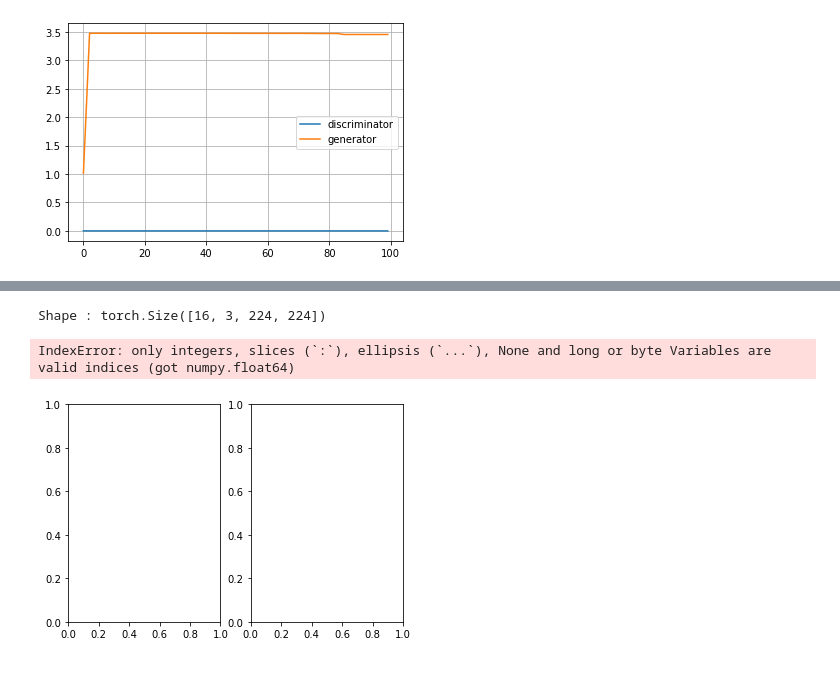
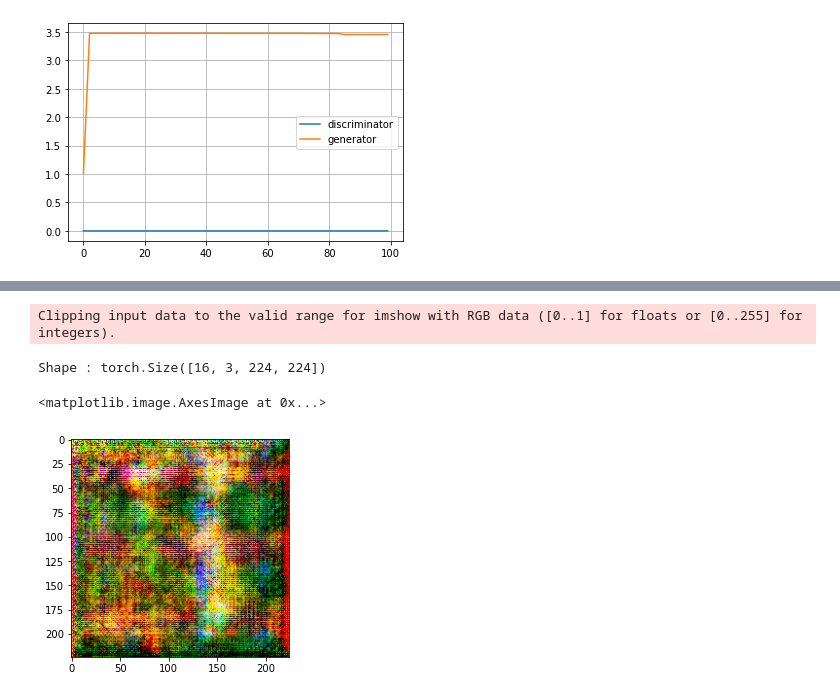
Before and after one commit to arthurviens/genmodel-DCGAN, a Jupyter notebook: gan.ipynb, the cells around one changed output, grey strips where cells are left out. Saved outputs shown, nothing was run; the diff lists cells and outputs as text; code cells hidden in the pictures.

```diff
--- a/gan.ipynb
+++ b/gan.ipynb
@@ -57,13 +56,14 @@ i
 # %%
 x = torch.randn(batch_size, z_dim)
-i = np.random.randn(16)[0]
-fig,axes = plt.subplots(1,2)
+i = np.random.randint(16)
+fig,axes = plt.subplots(1,1)
 x = x.to(device)
 generated = model(x)
 print(f"Shape : {generated.shape}")
-axes[0].imshow(generated[i].cpu().detach().numpy().transpose((1, 2, 0)))
-axes[1].imshow(generated[batch_size - i].cpu().detach().numpy().transpose((1, 2, 0)))
+#axes[0].imshow(generated[i].cpu().detach().numpy().transpose((1, 2, 0)))
+axes.imshow(generated[batch_size - i].cpu().detach().numpy().transpose((1, 2, 0)))
 # %% [output]
-Shape : torch.Size([16, 3, 224, 224])
+Clipping input data to the valid range for imshow with RGB data ([0..1] for floats or [0..255] for integers).
-IndexError: only integers, slices (`:`), ellipsis (`...`), None and long or byte Variables are valid indices (got numpy.float64)
+Shape : torch.Size([16, 3, 224, 224])
+<matplotlib.image.AxesImage at 0x...>
-[figure, old version]
+[figure, new version]
```
Also changed, not shown: parts of 3 cells of this notebook, 3 other files.
